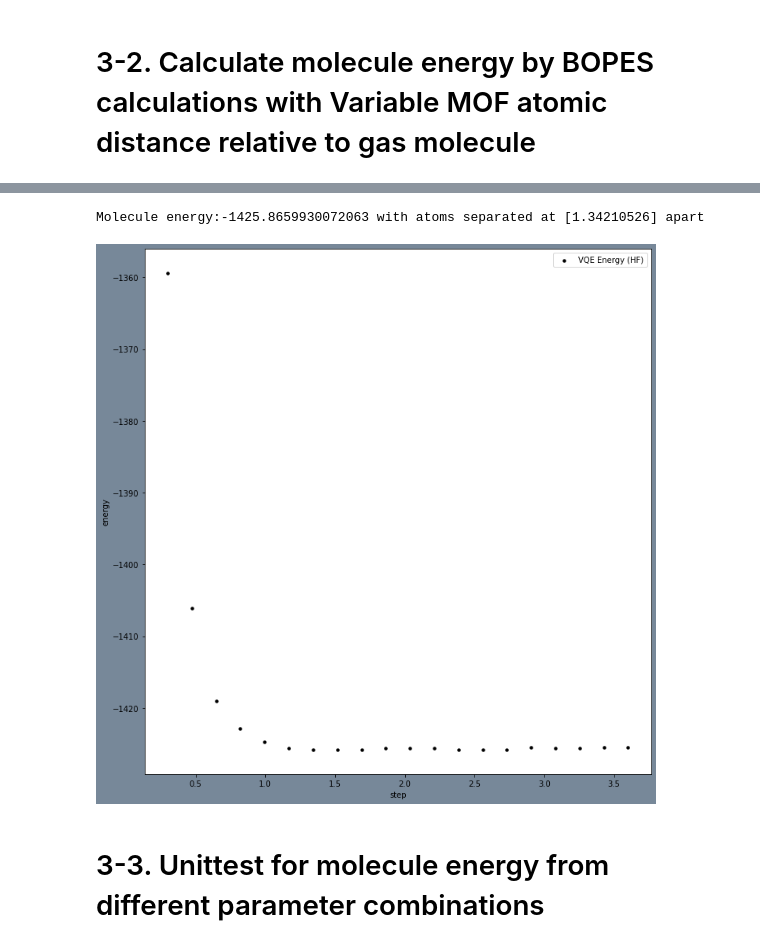
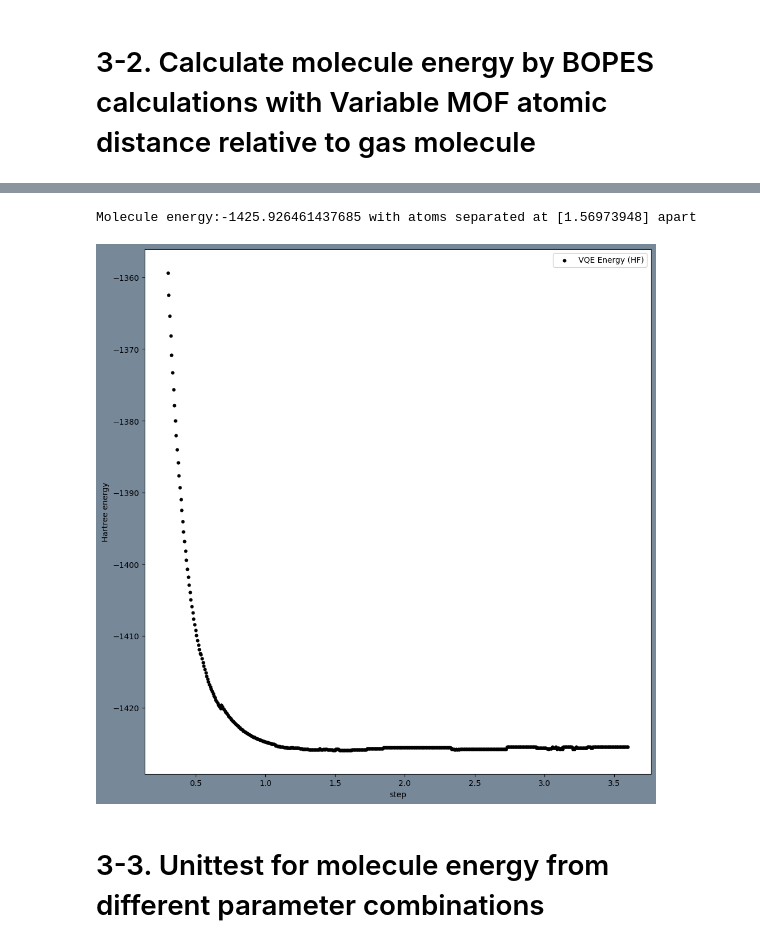
Before and after one commit to buttercutter/quantum-climate-challenge-2023, a Jupyter notebook: notebooks/deloitte_2023_quantux.ipynb, the cells around one changed output, grey strips where cells are left out. Saved outputs shown, nothing was run; the diff lists cells and outputs as text; code cells hidden in the pictures.

```diff
--- a/notebooks/deloitte_2023_quantux.ipynb
+++ b/notebooks/deloitte_2023_quantux.ipynb
@@ -570,14 +570,18 @@ def _5_get_solver_optimizer(display_dict, problem, hyperparam, qubit_op, qubit_c
     # a. Optimizer set
     # [SPSA(maxiter=100), SLSQP(maxiter=100)] + [partial(minimize, method=i) for i in method_lst]
     # =============================
-    method_lst = ['Nelder-Mead', 'Powell', 'CG', 'BFGS', 'L-BFGS-B', 'TNC', 'COBYLA', 'SLSQP', 'trust-constr']
+    method_lst = ['Nelder-Mead', 'Powell', 'CG', 'BFGS', 'L-BFGS-B', 'TNC', 'trust-constr']
     opt = [partial(minimize, method=i) for i in method_lst]
+    iterations = 10
+    if hyperparam['iterations'] != None:
+        iterations = hyperparam['iterations']
 
-    optimizer_lst = [SPSA(maxiter=1), SLSQP(maxiter=1), COBYLA(maxiter=100)] + opt
+    optimizer_lst = [SPSA(maxiter=iterations), SLSQP(maxiter=iterations), COBYLA(maxiter=iterations)] + opt
     optimizer_name = ['SPSA', 'SLSQP', 'COBYLA'] + ['minimize_{}'.format(i) for i in method_lst]
 
     optimizer_dict = dict(zip(optimizer_name, optimizer_lst))
     optimizer_chosen = optimizer_dict[optimizer]
+    # print("Iterations:", iterations, optimizer_chosen)
 
     # Fixed solver and optimizers
     # ['vqe_qnspsa', 'vqe_simulator_noiseless', 'vqe_simulator_noisy_0_0', 'vqe_runtime_noiseless', 'vqe_runtime_noisy_0_0', 'vqe_fake_runtime_noiseless',
@@ -937,10 +941,10 @@ def get_a_molecule_bopes(input_value, hyperparam, input_type = 'molecule',
         plt.rcParams["figure.figsize"] = [10, 10]
         plt.rcParams["figure.autolayout"] = True
 
-        df = pd.DataFrame(list(zip(energy_lst, perturbation_steps)), columns = ['energy', 'step'])
+        df = pd.DataFrame(list(zip(energy_lst, perturbation_steps)), columns = ['Hartree energy', 'step'])
         fig, ax = plt.subplots(facecolor='lightslategray')
         ax.set_clip_on(False)
-        df.plot(kind='scatter', x='step', y='energy', ax=ax, color='black', linewidth=0, label = 'VQE Energy (HF)')
+        df.plot(kind='scatter', x='step', y='Hartree energy', ax=ax, color='black', linewidth=0, label = 'VQE Energy (HF)')
 
         e_min = min(energy_lst)
         p_min = perturbation_steps[energy_lst == e_min]
@@ -1090,6 +1094,6 @@ def run_VQE_BOPES_Energies(molecule_name, multiplicity, charge, masses, atom_pai
 # %%
 run_VQE_BOPES_Energies(molecule_name='Fe2_CO2',multiplicity=1,charge=2,masses=[56, 1, 16, 1],
                        atom_pair = (0,1), freeze_remove=range(13,30), run_real = False,
-                       perturbation_steps = np.linspace(0.3, 3.6, 200), optimizer = 'COBYLA');
+                       perturbation_steps = np.linspace(0.3, 3.6, 500), optimizer = 'COBYLA');
 # %% [output]
 |  | molecule | charge | multiplicity | reference_energy | num_spin_orbitals | num_spatial_orbitals | ... |
@@ -1097,5 +1101,5 @@ run_VQE_BOPES_Energies(molecule_name='Fe2_CO2',multiplicity=1,charge=2,masses=[5
-Molecule energy:-1425.8659930072063 with atoms separated at [1.34210526] apart
+Molecule energy:-1425.926461437685 with atoms separated at [1.56973948] apart
-[figure, old version]
+[figure, new version]
 # %% [markdown]
 # 3-3. Unittest for molecule energy from different parameter combinations
 # %%
```
Also changed, not shown: parts of 14 cells of this notebook.
